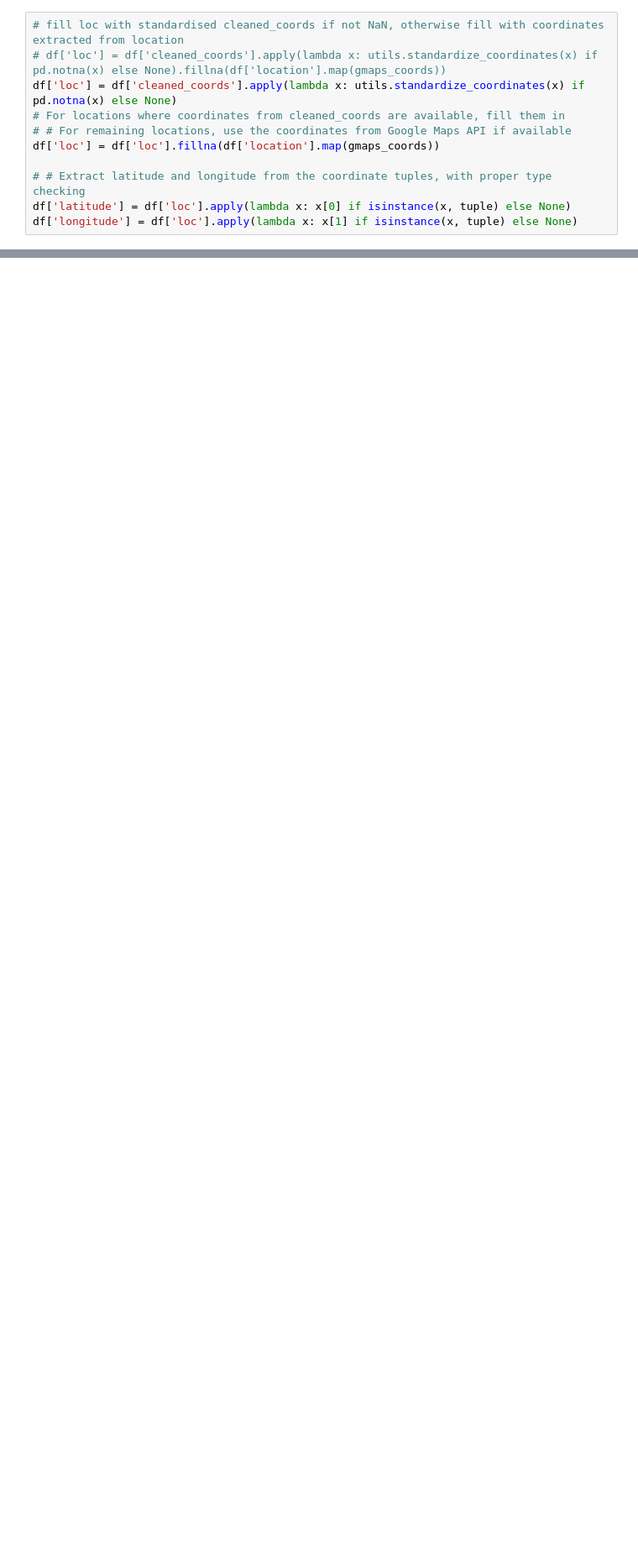
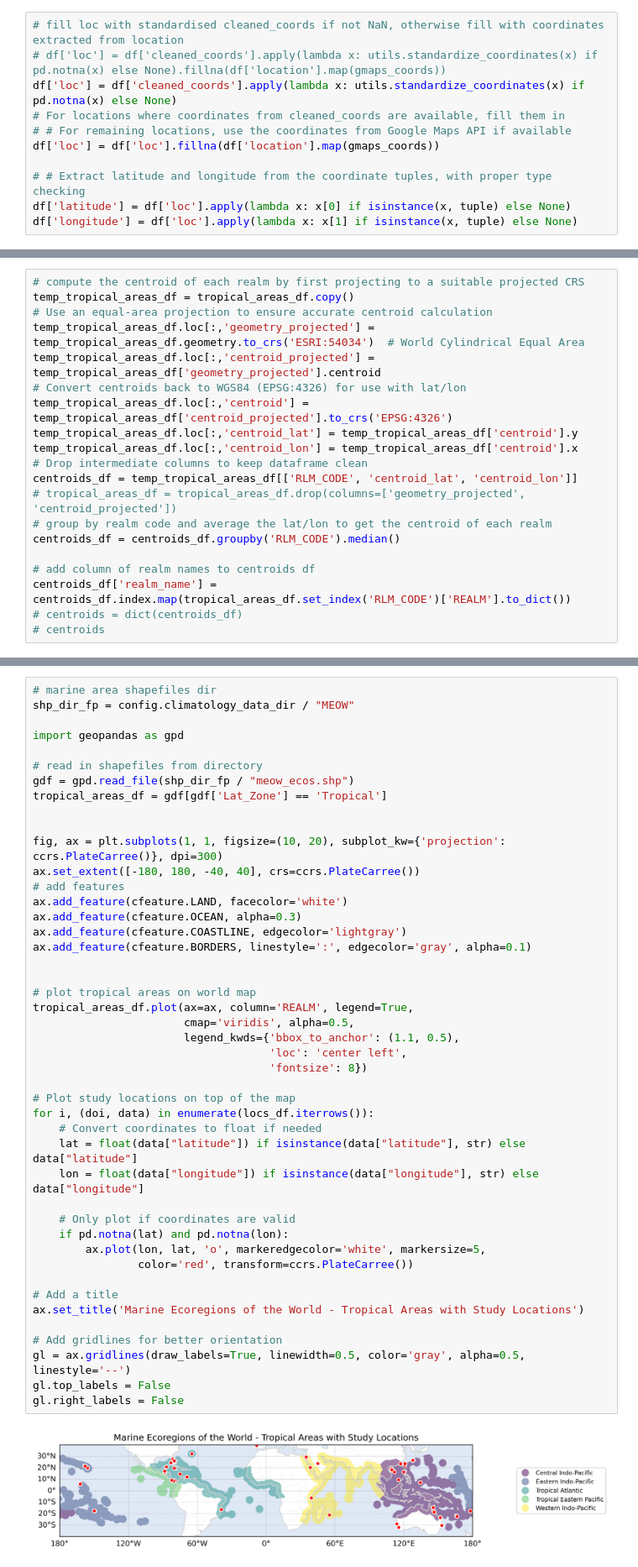
Before and after one commit to orlando-code/calc-rates, a Jupyter notebook: notebooks/locations.ipynb, the cells around one changed output, grey strips where cells are left out. Shown at 84% size. Saved outputs shown, nothing was run; the diff lists cells and outputs as text; blank space fills up the shorter version.

```diff
--- a/notebooks/locations.ipynb
+++ b/notebooks/locations.ipynb
@@ -124,0 +244,20 @@ df['longitude'] = df['loc'].apply(lambda x: x[1] if isinstance(x, tuple) else No
+# %%
+# compute the centroid of each realm by first projecting to a suitable projected CRS
+temp_tropical_areas_df = tropical_areas_df.copy()
+# Use an equal-area projection to ensure accurate centroid calculation
+temp_tropical_areas_df.loc[:,'geometry_projected'] = temp_tropical_areas_df.geometry.to_crs('ESRI:54034')  # World Cylindrical Equal Area
+temp_tropical_areas_df.loc[:,'centroid_projected'] = temp_tropical_areas_df['geometry_projected'].centroid
+# Convert centroids back to WGS84 (EPSG:4326) for use with lat/lon
+temp_tropical_areas_df.loc[:,'centroid'] = temp_tropical_areas_df['centroid_projected'].to_crs('EPSG:4326')
+temp_tropical_areas_df.loc[:,'centroid_lat'] = temp_tropical_areas_df['centroid'].y
+temp_tropical_areas_df.loc[:,'centroid_lon'] = temp_tropical_areas_df['centroid'].x
+# Drop intermediate columns to keep dataframe clean
+centroids_df = temp_tropical_areas_df[['RLM_CODE', 'centroid_lat', 'centroid_lon']]
+# tropical_areas_df = tropical_areas_df.drop(columns=['geometry_projected', 'centroid_projected'])
+# group by realm code and average the lat/lon to get the centroid of each realm
+centroids_df = centroids_df.groupby('RLM_CODE').median()
+
+# add column of realm names to centroids df
+centroids_df['realm_name'] = centroids_df.index.map(tropical_areas_df.set_index('RLM_CODE')['REALM'].to_dict())
+# centroids = dict(centroids_df)
+# centroids
@@ -125,3 +396,50 @@ df['longitude'] = df['loc'].apply(lambda x: x[1] if isinstance(x, tuple) else No
+# %%
+# marine area shapefiles dir
+shp_dir_fp = config.climatology_data_dir / "MEOW"
+
+import geopandas as gpd
+
+# read in shapefiles from directory
+gdf = gpd.read_file(shp_dir_fp / "meow_ecos.shp")
+tropical_areas_df = gdf[gdf['Lat_Zone'] == 'Tropical']
+
+
+fig, ax = plt.subplots(1, 1, figsize=(10, 20), subplot_kw={'projection': ccrs.PlateCarree()}, dpi=300)
+ax.set_extent([-180, 180, -40, 40], crs=ccrs.PlateCarree())
+# add features
+ax.add_feature(cfeature.LAND, facecolor='white')
+ax.add_feature(cfeature.OCEAN, alpha=0.3)
+ax.add_feature(cfeature.COASTLINE, edgecolor='lightgray')
+ax.add_feature(cfeature.BORDERS, linestyle=':', edgecolor='gray', alpha=0.1)
+
+
+# plot tropical areas on world map
+tropical_areas_df.plot(ax=ax, column='REALM', legend=True,
+                       cmap='viridis', alpha=0.5,
+                       legend_kwds={'bbox_to_anchor': (1.1, 0.5),
+                                    'loc': 'center left',
+                                    'fontsize': 8})
+
+# Plot study locations on top of the map
+for i, (doi, data) in enumerate(locs_df.iterrows()):
+    # Convert coordinates to float if needed
+    lat = float(data["latitude"]) if isinstance(data["latitude"], str) else data["latitude"]
+    lon = float(data["longitude"]) if isinstance(data["longitude"], str) else data["longitude"]
+
+    # Only plot if coordinates are valid
+    if pd.notna(lat) and pd.notna(lon):
+        ax.plot(lon, lat, 'o', markeredgecolor='white', markersize=5,
+                color='red', transform=ccrs.PlateCarree())
+
+# Add a title
+ax.set_title('Marine Ecoregions of the World - Tropical Areas with Study Locations')
+
+# Add gridlines for better orientation
+gl = ax.gridlines(draw_labels=True, linewidth=0.5, color='gray', alpha=0.5, linestyle='--')
+gl.top_labels = False
+gl.right_labels = False
+# %% [output]
+[figure, added]
 # %%
 locs_df
 # %% [output]
```
Also changed, not shown: parts of 23 cells of this notebook.
